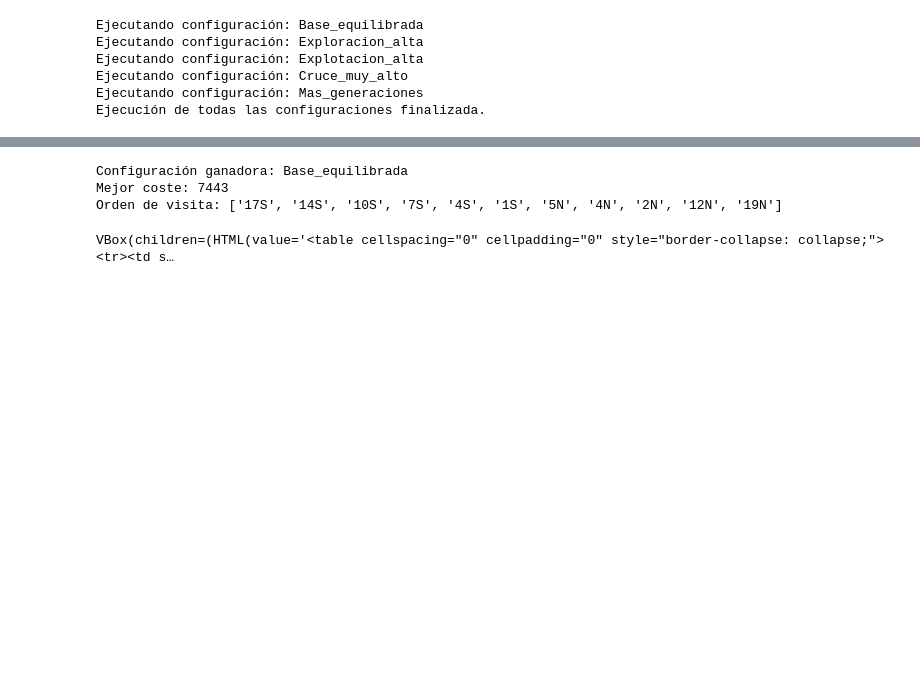
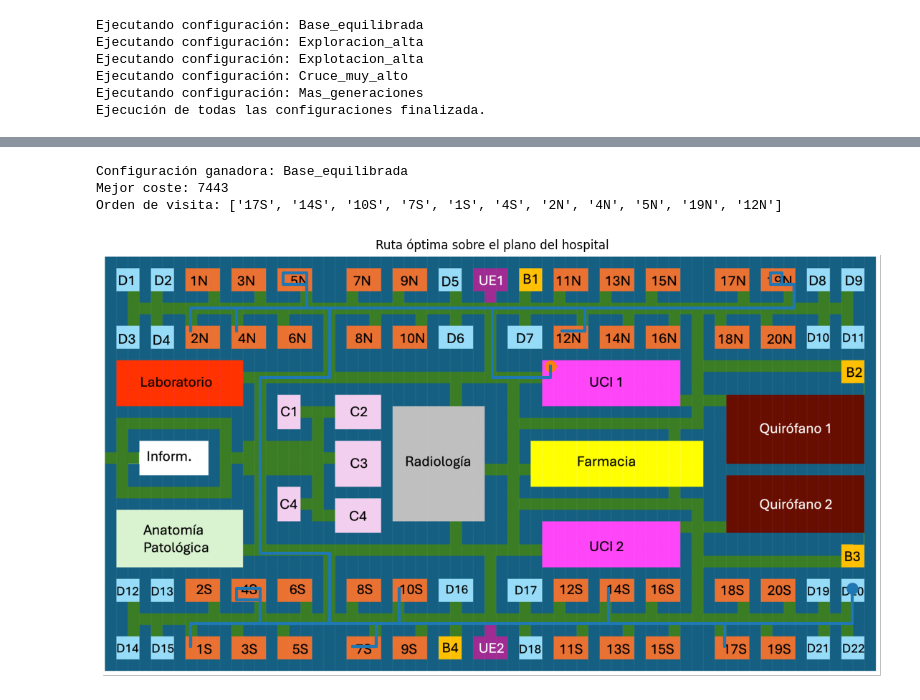
Before and after one commit to dmh1006/Practica4_DarioMeneses, a Jupyter notebook: Practica4- Resolucion.ipynb, the cells around one changed output, grey strips where cells are left out. Saved outputs shown, nothing was run; the diff lists cells and outputs as text; code cells hidden in the pictures; blank space fills up the shorter version.

Commit message:
codigo para obtener fotografia de la ruta optima, finalizado ejercicio 1

```diff
--- a/Practica4- Resolucion.ipynb
+++ b/Practica4- Resolucion.ipynb
@@ -924,39 +924,40 @@ print("Orden de visita:", mejor_resultado["mejor_orden"])
 
 # 2) Construimos el camino completo (lista de coordenadas) para poder visualizarlo
 camino = construir_camino_completo(mejor_resultado["mejor_orden"])
-
-# 3) Visualización en el mapa usando las clases proporcionadas
-sol = SolucionesPosiciones(camino, mapa_hospital)
-vis = VisualizadorHospital(sol, mapa_hospital)
-vis.mostrar()
 # %% [output]
 Configuración ganadora: Base_equilibrada
 Mejor coste: 7443
-Orden de visita: ['17S', '14S', '10S', '7S', '4S', '1S', '5N', '4N', '2N', '12N', '19N']
+Orden de visita: ['17S', '14S', '10S', '7S', '1S', '4S', '2N', '4N', '5N', '19N', '12N']
-VBox(children=(HTML(value='<table cellspacing="0" cellpadding="0" style="border-collapse: collapse;"><tr><td s…
 # %%
-# ============================================================
-# Visualización estática del recorrido
-# ============================================================
+import matplotlib.pyplot as plt
+import matplotlib.image as mpimg
+import numpy as np
 
-camino = construir_camino_completo(mejor_resultado["mejor_orden"])
+# --- 1) Cargamos el plano bonito del hospital ---
+img_plano = mpimg.imread("pics/planoHospital02.png")
 
-sol = SolucionesPosiciones(camino, mapa_hospital)
-vis = VisualizadorHospital(sol, mapa_hospital)
+# --- 2) Sacamos el camino completo de la mejor solución ---
+orden = mejor_resultado["mejor_orden"]
+camino = construir_camino_completo(orden)  # lista de (fila, col)
 
-# En muchos materiales del profe, el visualizador crea una imagen en un atributo (imagen/img).
-# Probamos varias opciones típicas sin romper nada.
-img = None
-for attr in ["imagen", "img", "image", "mapa_img"]:
-    if hasattr(vis, attr):
-        img = getattr(vis, attr)
-        break
+# --- 3) Convertimos coords de mapa (fila,col) a coords de imagen (x,y) ---
+# Ojo: la imagen del plano tiene la cuadrícula "a escala", así que hacemos un mapeo lineal
+H, W = img_plano.shape[0], img_plano.shape[1]
+nfilas = len(mapa_hospital)
+ncols  = len(mapa_hospital[0])
 
-if img is None:
-    raise AttributeError("No encuentro la imagen dentro del visualizador (atributo imagen/img). Dime el error y lo adapto.")
+# Pasamos de (fila, col) a (x, y) en pixels. Usamos el centro de cada celda.
+xs = [ (c + 0.5) * (W / ncols) for (r, c) in camino ]
+ys = [ (r + 0.5) * (H / nfilas) for (r, c) in camino ]
 
+# --- 4) Dibujamos ---
 plt.figure(figsize=(14, 8))
-plt.imshow(img)
+plt.imshow(img_plano)
+plt.plot(xs, ys, linewidth=3)      # línea de ruta
+plt.scatter(xs[0], ys[0], s=120)   # inicio
+plt.scatter(xs[-1], ys[-1], s=120) # fin
 plt.axis("off")
-plt.title("Recorrido óptimo del médico en el hospital")
+plt.title("Ruta óptima sobre el plano del hospital")
 plt.show()
+# %% [output]
+[figure, added]
```
Also changed, not shown: parts of 3 cells of this notebook.
